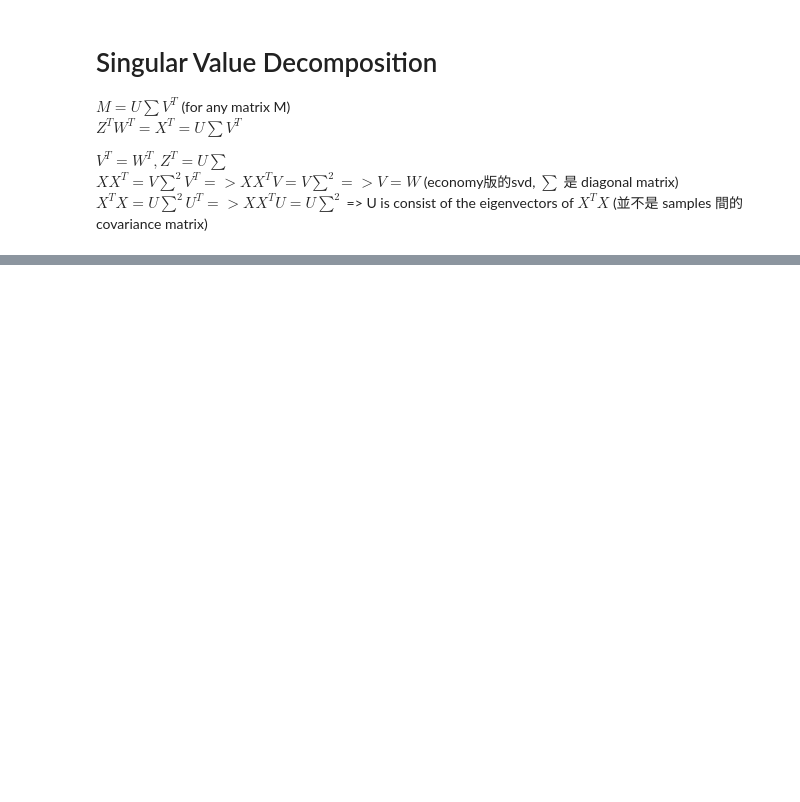
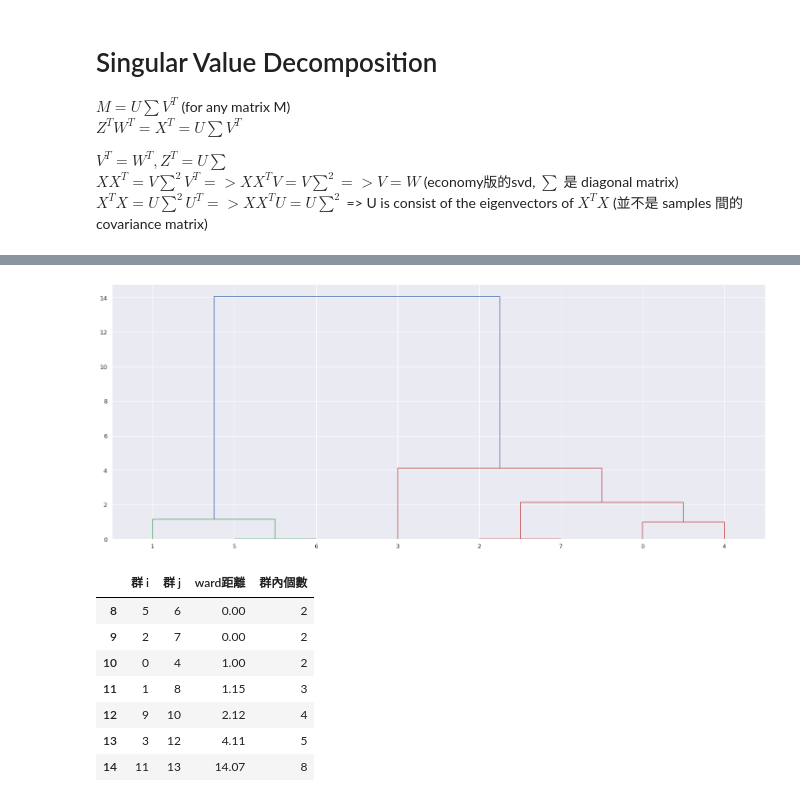
Before and after one commit to YI-CHENG-SHIH645/ML, a Jupyter notebook: ch2_unsupervised-learning/ch2.ipynb, the cells around one changed output, grey strips where cells are left out. Saved outputs shown, nothing was run; the diff lists cells and outputs as text; code cells hidden in the pictures; blank space fills up the shorter version.

```diff
--- a/ch2_unsupervised-learning/ch2.ipynb
+++ b/ch2_unsupervised-learning/ch2.ipynb
@@ -578,17 +356,0 @@ X_train, X_test = sliding_window(index_return_df.values, history_size=42, test_s
-# %%
-import numpy as np
-import matplotlib.pyplot as plt
-from sklearn import mixture
-from sklearn.pipeline import make_pipeline
-pipe = make_pipeline(StandardScaler(), mixture.GaussianMixture(n_components=3, random_state=3))
-
-predictions = []
-for train, test in zip(X_train, X_test):
-    pipe.fit(train)
-    idx = np.argsort(pipe.named_steps['gaussianmixture'].means_.sum(axis=1))
-    mask = np.all(np.isnan(test), axis=1)
-    test = test[~mask]
-    p = pipe.predict(test)
-    for i in range(3):
-        p[np.where(p == idx[i])[0]] = i-1
-    predictions = np.hstack([predictions, p])
@@ -791,0 +412,21 @@ display_side_by_side([df[new_kmeans.labels_ == 2][['Country']],
+# %%
+X = [[i] for i in [2, 8, 0, 4, 1, 9, 9, 0]]
+Z = linkage(X, 'ward', )
+df_Z = pd.DataFrame(Z,
+                    columns=['群 i', '群 j', 'ward距離', '群內個數'],
+                    index=range(len(X), len(X)+len(Z)))
+fig = plt.figure(figsize=(25, 10))
+dn = dendrogram(Z)
+plt.show()
+
+display(df_Z.round(2).astype({'群 i': int, '群 j': int, '群內個數': int}))
+# %% [output]
+[figure, added]
+|  | 群 i | 群 j | ward距離 | 群內個數 |
+| 8 | 5 | 6 | 0.00 | 2 |
+| 9 | 2 | 7 | 0.00 | 2 |
+| 10 | 0 | 4 | 1.00 | 2 |
+| 11 | 1 | 8 | 1.15 | 3 |
+| 12 | 9 | 10 | 2.12 | 4 |
+| 13 | 3 | 12 | 4.11 | 5 |
+| 14 | 11 | 13 | 14.07 | 8 |
```
Also changed, not shown: parts of 95 cells of this notebook.
